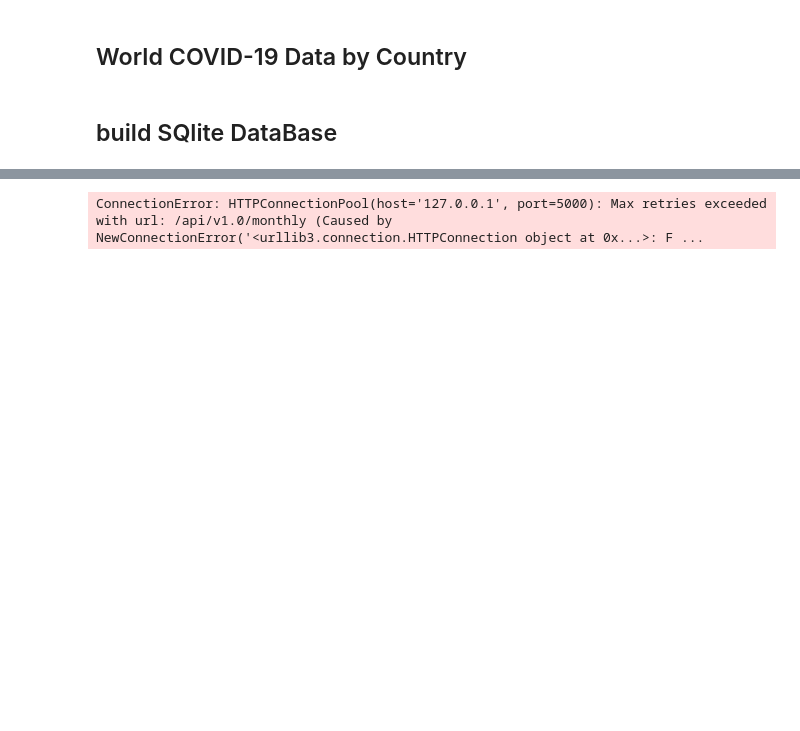
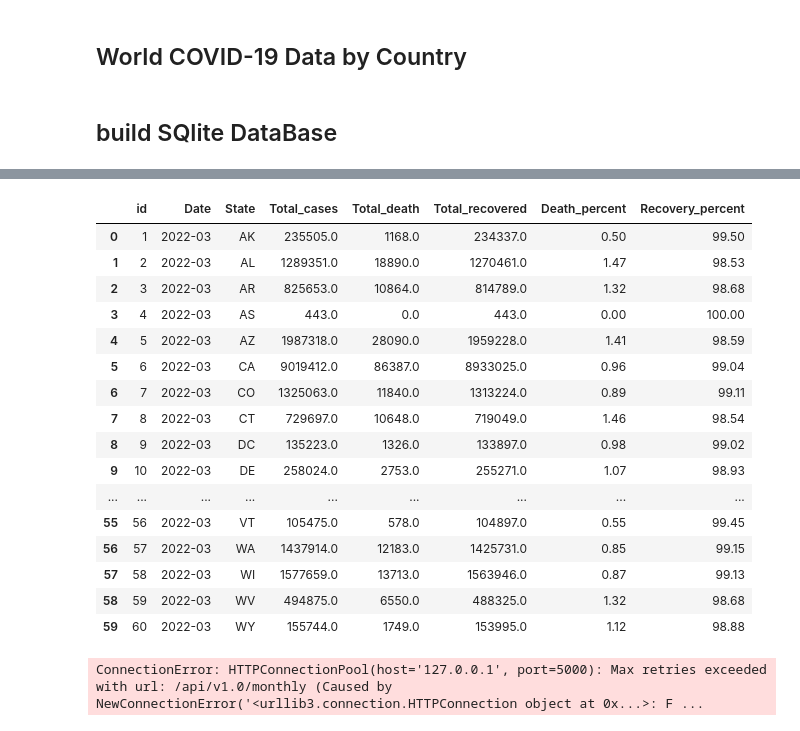
Before and after one commit to gotar1/COVID-19-Dashboard, a Jupyter notebook: Notebooks/analysis.ipynb, the cells around one changed output, grey strips where cells are left out. Drawn from its saved outputs; the diff is of its cells as text; code cells hidden in the pictures; blank space fills up the shorter version.

```diff
--- a/Notebooks/analysis.ipynb
+++ b/Notebooks/analysis.ipynb
@@ -636,3 +661,23 @@ pd.read_sql('select * from vaccine', engine)
+# %%
+pd.read_sql('select * from infection', engine)
+# %% [output]
+|  | id | Date | State | Total_cases | Total_death | Total_recovered | Death_percent | Recovery_percent |
+| 0 | 1 | 2022-03 | AK | 235505.0 | 1168.0 | 234337.0 | 0.50 | 99.50 |
+| 1 | 2 | 2022-03 | AL | 1289351.0 | 18890.0 | 1270461.0 | 1.47 | 98.53 |
+| 2 | 3 | 2022-03 | AR | 825653.0 | 10864.0 | 814789.0 | 1.32 | 98.68 |
+| 3 | 4 | 2022-03 | AS | 443.0 | 0.0 | 443.0 | 0.00 | 100.00 |
+| 4 | 5 | 2022-03 | AZ | 1987318.0 | 28090.0 | 1959228.0 | 1.41 | 98.59 |
+| 5 | 6 | 2022-03 | CA | 9019412.0 | 86387.0 | 8933025.0 | 0.96 | 99.04 |
+| 6 | 7 | 2022-03 | CO | 1325063.0 | 11840.0 | 1313224.0 | 0.89 | 99.11 |
+| 7 | 8 | 2022-03 | CT | 729697.0 | 10648.0 | 719049.0 | 1.46 | 98.54 |
+| 8 | 9 | 2022-03 | DC | 135223.0 | 1326.0 | 133897.0 | 0.98 | 99.02 |
+| 9 | 10 | 2022-03 | DE | 258024.0 | 2753.0 | 255271.0 | 1.07 | 98.93 |
+| ... | ... | ... | ... | ... | ... | ... | ... | ... |
+| 55 | 56 | 2022-03 | VT | 105475.0 | 578.0 | 104897.0 | 0.55 | 99.45 |
+| 56 | 57 | 2022-03 | WA | 1437914.0 | 12183.0 | 1425731.0 | 0.85 | 99.15 |
+| 57 | 58 | 2022-03 | WI | 1577659.0 | 13713.0 | 1563946.0 | 0.87 | 99.13 |
+| 58 | 59 | 2022-03 | WV | 494875.0 | 6550.0 | 488325.0 | 1.32 | 98.68 |
+| 59 | 60 | 2022-03 | WY | 155744.0 | 1749.0 | 153995.0 | 1.12 | 98.88 |
 # %%
 # make an API call to make sure Flask app is working
 import requests
```
Also changed, not shown: parts of 20 cells of this notebook, 5 other files.
